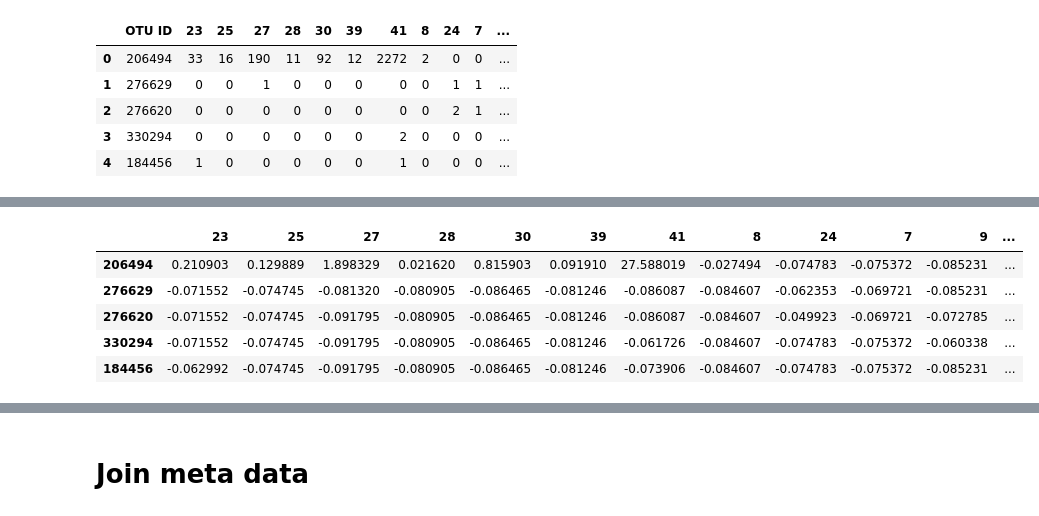
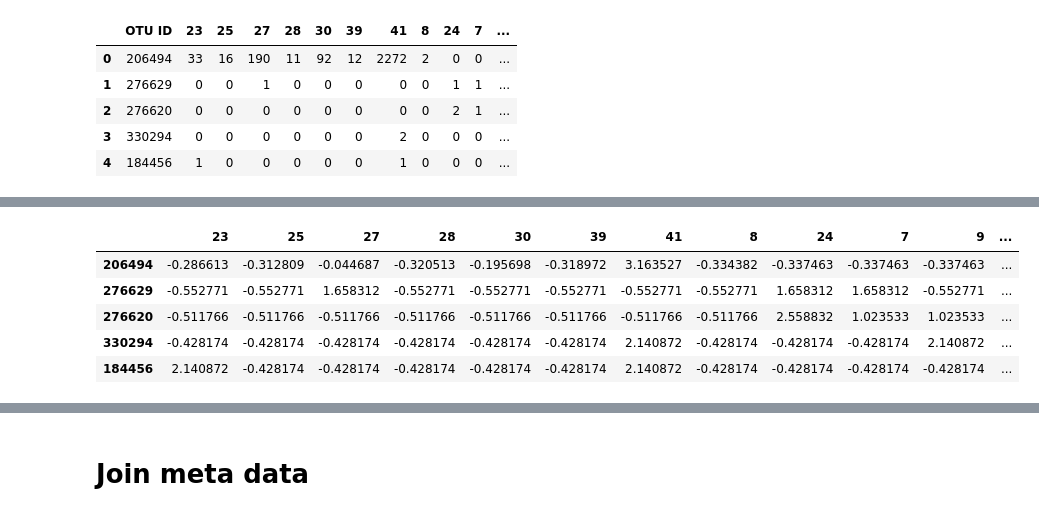
Before and after one commit to xguse/ipy_notebooks, a Jupyter notebook: BCH/Amy/2016-01-11__16S_exploration.ipynb, the cells around one changed output, grey strips where cells are left out. Cells and saved outputs as stored; diff of their text form; code cells hidden in the pictures.

```diff
--- a/BCH/Amy/2016-01-11__16S_exploration.ipynb
+++ b/BCH/Amy/2016-01-11__16S_exploration.ipynb
@@ -37,14 +69,16 @@ tax = tax.drop(['OTU ID'],axis=1)
 # %%
-tax_scaled = tax.apply(lambda m: (m - m.mean())/m.std())
+tax_scaled = tax.T.apply(lambda m: (m - m.mean())/m.std()).T
+# tax_scaled = tax.T.apply(lambda m: (m / m.sum())).T
+# tax_scaled = tax
 # %%
-tax_scaled
+tax_scaled.head()
 # %% [output]
 |  | 23 | 25 | 27 | 28 | 30 | 39 | 41 | 8 | 24 | 7 | 9 | ... |
-| 206494 | 0.210903 | 0.129889 | 1.898329 | 0.021620 | 0.815903 | 0.091910 | 27.588019 | -0.027494 | -0.074783 | -0.075372 | -0.085231 | ... |
-| 276629 | -0.071552 | -0.074745 | -0.081320 | -0.080905 | -0.086465 | -0.081246 | -0.086087 | -0.084607 | -0.062353 | -0.069721 | -0.085231 | ... |
-| 276620 | -0.071552 | -0.074745 | -0.091795 | -0.080905 | -0.086465 | -0.081246 | -0.086087 | -0.084607 | -0.049923 | -0.069721 | -0.072785 | ... |
-| 330294 | -0.071552 | -0.074745 | -0.091795 | -0.080905 | -0.086465 | -0.081246 | -0.061726 | -0.084607 | -0.074783 | -0.075372 | -0.060338 | ... |
-| 184456 | -0.062992 | -0.074745 | -0.091795 | -0.080905 | -0.086465 | -0.081246 | -0.073906 | -0.084607 | -0.074783 | -0.075372 | -0.085231 | ... |
+| 206494 | -0.286613 | -0.312809 | -0.044687 | -0.320513 | -0.195698 | -0.318972 | 3.163527 | -0.334382 | -0.337463 | -0.337463 | -0.337463 | ... |
+| 276629 | -0.552771 | -0.552771 | 1.658312 | -0.552771 | -0.552771 | -0.552771 | -0.552771 | -0.552771 | 1.658312 | 1.658312 | -0.552771 | ... |
+| 276620 | -0.511766 | -0.511766 | -0.511766 | -0.511766 | -0.511766 | -0.511766 | -0.511766 | -0.511766 | 2.558832 | 1.023533 | 1.023533 | ... |
+| 330294 | -0.428174 | -0.428174 | -0.428174 | -0.428174 | -0.428174 | -0.428174 | 2.140872 | -0.428174 | -0.428174 | -0.428174 | 2.140872 | ... |
+| 184456 | 2.140872 | -0.428174 | -0.428174 | -0.428174 | -0.428174 | -0.428174 | 2.140872 | -0.428174 | -0.428174 | -0.428174 | -0.428174 | ... |
 # %%
 s = tax.sum()
 # %%
```
Also changed, not shown: parts of 57 cells of this notebook, 2 other files.
